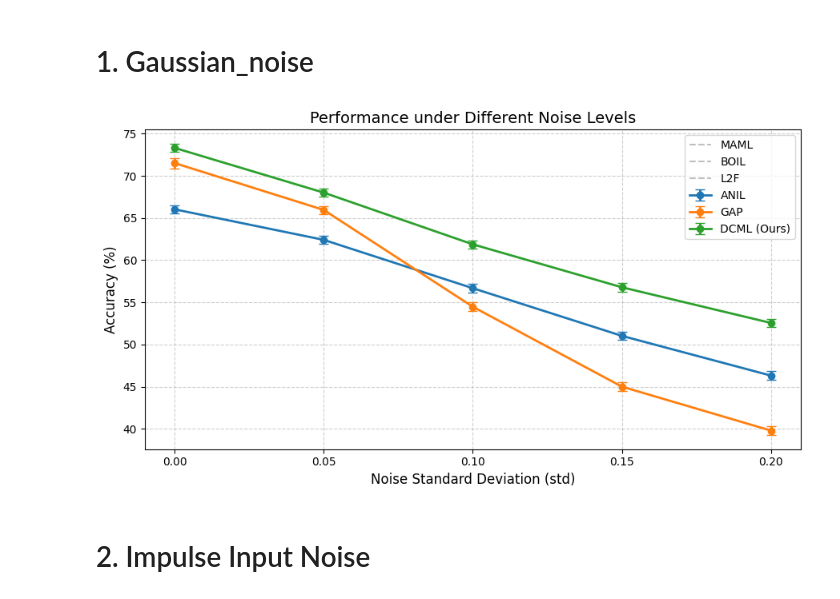
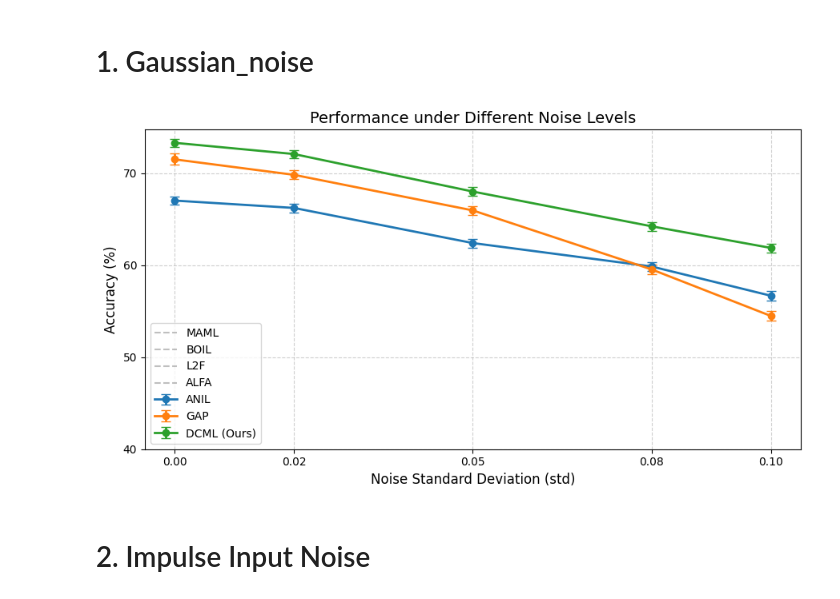
Before and after one commit to SKKUJMLim/prompt_maml, a Jupyter notebook: analysis/Noisy.ipynb, the cells around one changed output. Drawn from its saved outputs; the diff is of its cells as text; code cells hidden in the pictures.

```diff
--- a/analysis/Noisy.ipynb
+++ b/analysis/Noisy.ipynb
@@ -5,45 +5,47 @@ import matplotlib.pyplot as plt
 import numpy as np
 
 # x축 (noise std)
-std_values = [0.0, 0.05, 0.10, 0.15, 0.20]
+std_values = [0.0, 0.02, 0.05, 0.08, 0.10]
 
 # 각 방법의 평균 ± 표준편차 데이터
 methods = {
     "MAML": {"mean": [], "std": []},
-    "ANIL": {"mean": [66.03, 62.41, 56.68, 51.03, 46.32],
-             "std":  [0.47, 0.48, 0.49, 0.50, 0.50]},
+    "ANIL": {"mean": [67.03, 66.23, 62.41, 59.86, 56.68],
+             "std":  [0.47, 0.47, 0.48, 0.49, 0.49]},
     "BOIL": {"mean": [], "std": []},
     "L2F":  {"mean": [], "std": []},
-#     "ALFA": {"mean": [69.12, 65.96, 54.48, 45.01, 39.80],
-#              "std":  [0.47, 0.47, 0.50, 0.50, 0.48]},
-    "GAP":  {"mean": [71.51, 65.96, 54.48, 45.01, 39.80],
-             "std":  [0.61, 0.47, 0.50, 0.50, 0.48]},
-    "DCML (Ours)": {"mean": [73.31, 68.01, 61.88, 56.79, 52.56],
-                    "std":  [0.44, 0.47, 0.48, 0.50, 0.50]},
+    "ALFA": {"mean": [], "std": []},
+    "GAP":  {"mean": [71.51, 69.83, 65.96, 59.54, 54.48],
+             "std":  [0.61, 0.46, 0.47, 0.49, 0.50]},
+    "DCML (Ours)": {"mean": [73.31, 72.09, 68.01, 64.23, 61.88],
+                    "std":  [0.44, 0.45, 0.47, 0.48, 0.48]},
 }
+
+
 
 # 그래프 그리기
 plt.figure(figsize=(9, 5))
 
 for name, data in methods.items():
     if len(data["mean"]) > 0:
         plt.errorbar(std_values, data["mean"], yerr=data["std"],
                      marker='o', capsize=4, linewidth=2, label=name)
     else:
         # 값이 없는 방법은 legend만 표시
         plt.plot([], [], label=name, linestyle='--', color='gray', alpha=0.5)
 
 # 축 및 제목
 plt.xlabel("Noise Standard Deviation (std)", fontsize=12)
 plt.ylabel("Accuracy (%)", fontsize=12)
 plt.title("Performance under Different Noise Levels", fontsize=14)
 plt.xticks(std_values)
+plt.yticks(np.arange(40, 71, 10))  # 20~70, 10 단위
 plt.grid(True, linestyle='--', alpha=0.6)
 plt.legend(fontsize=10)
 plt.tight_layout()
 plt.show()
 # %% [output]
-[figure, old version]
+[figure, new version]
 # %% [markdown]
 # 2. Impulse Input Noise
 # %%
```
Also changed, not shown: 1 other file.
